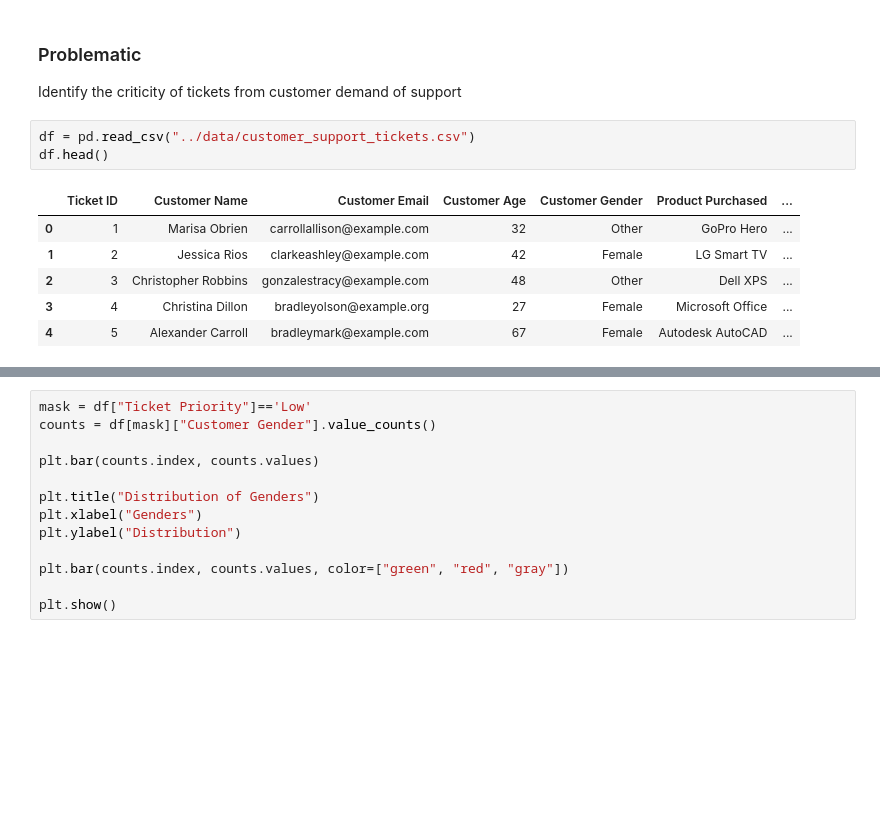
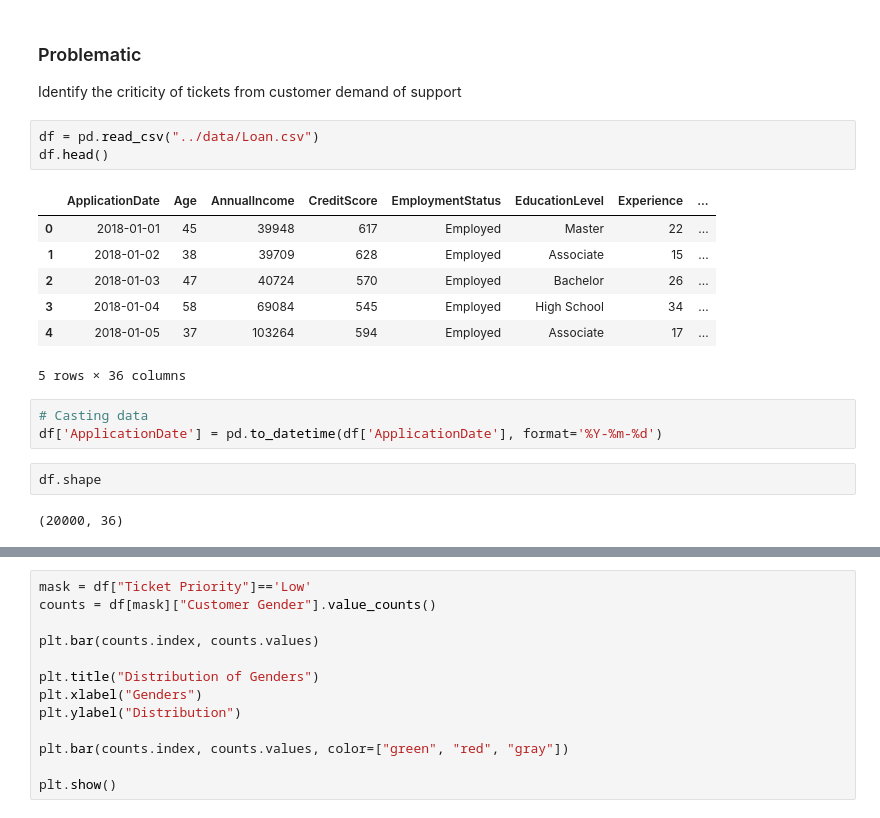
Before and after one commit to LouisDuv/ethical_AI_workflow, a Jupyter notebook: src/notebook.ipynb, the cells around one changed output, grey strips where cells are left out. Saved outputs shown, nothing was run; the diff lists cells and outputs as text; blank space fills up the shorter version.

```diff
--- a/src/notebook.ipynb
+++ b/src/notebook.ipynb
@@ -9,12 +9,20 @@ import matplotlib.pyplot as plt
 ### Problematic
 Identify the criticity of tickets from customer demand of support
 # %%
-df = pd.read_csv("../data/customer_support_tickets.csv")
+df = pd.read_csv("../data/Loan.csv")
 df.head()
 # %% [output]
-|  | Ticket ID | Customer Name | Customer Email | Customer Age | Customer Gender | Product Purchased | ... |
-| 0 | 1 | Marisa Obrien | carrollallison@example.com | 32 | Other | GoPro Hero | ... |
-| 1 | 2 | Jessica Rios | clarkeashley@example.com | 42 | Female | LG Smart TV | ... |
-| 2 | 3 | Christopher Robbins | gonzalestracy@example.com | 48 | Other | Dell XPS | ... |
-| 3 | 4 | Christina Dillon | bradleyolson@example.org | 27 | Female | Microsoft Office | ... |
-| 4 | 5 | Alexander Carroll | bradleymark@example.com | 67 | Female | Autodesk AutoCAD | ... |
+|  | ApplicationDate | Age | AnnualIncome | CreditScore | EmploymentStatus | EducationLevel | Experience | ... |
+| 0 | 2018-01-01 | 45 | 39948 | 617 | Employed | Master | 22 | ... |
+| 1 | 2018-01-02 | 38 | 39709 | 628 | Employed | Associate | 15 | ... |
+| 2 | 2018-01-03 | 47 | 40724 | 570 | Employed | Bachelor | 26 | ... |
+| 3 | 2018-01-04 | 58 | 69084 | 545 | Employed | High School | 34 | ... |
+| 4 | 2018-01-05 | 37 | 103264 | 594 | Employed | Associate | 17 | ... |
+5 rows × 36 columns
+# %%
+# Casting data
+df['ApplicationDate'] = pd.to_datetime(df['ApplicationDate'], format='%Y-%m-%d')
+# %%
+df.shape
+# %% [output]
+(20000, 36)
```
Also changed, not shown: parts of 5 cells of this notebook, 1 other file.
